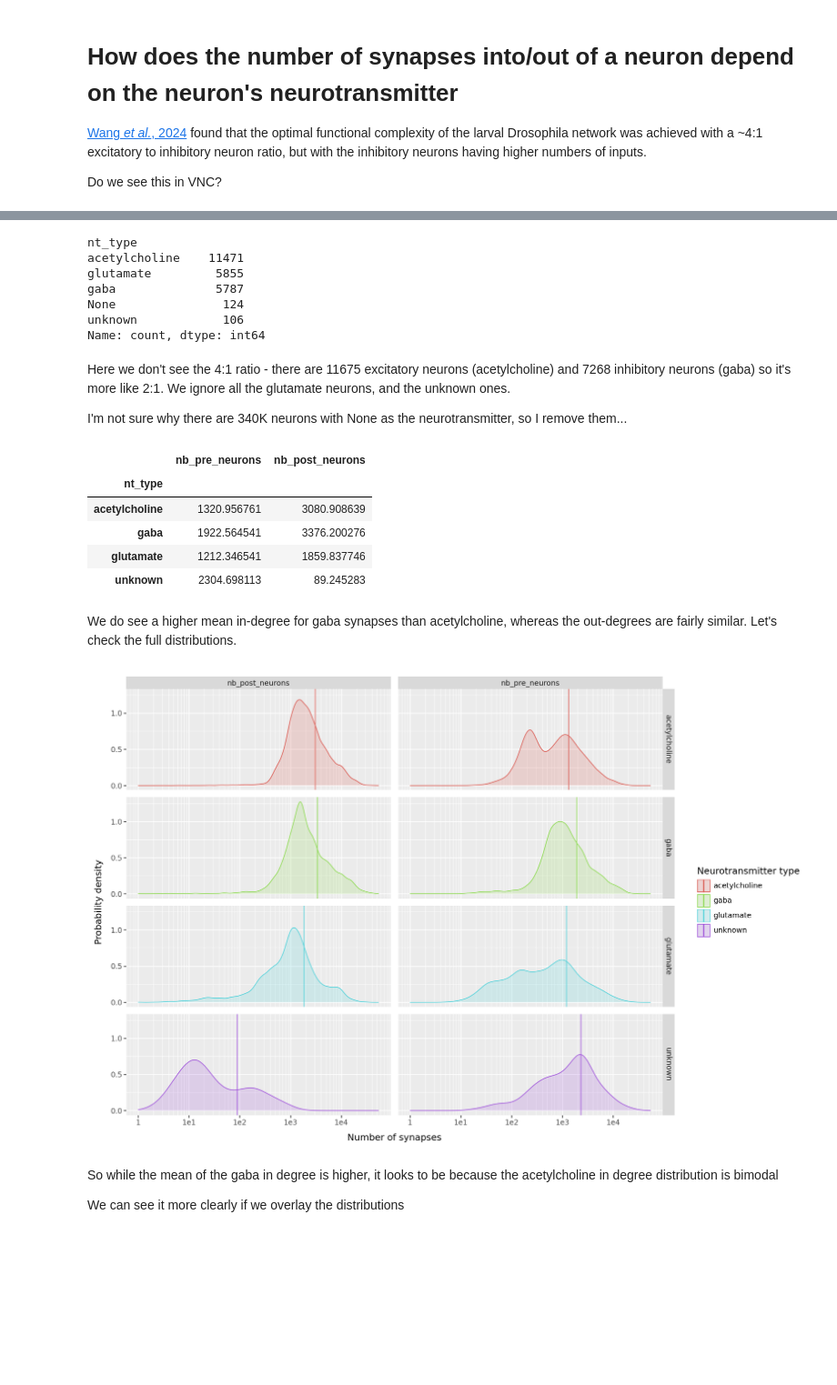
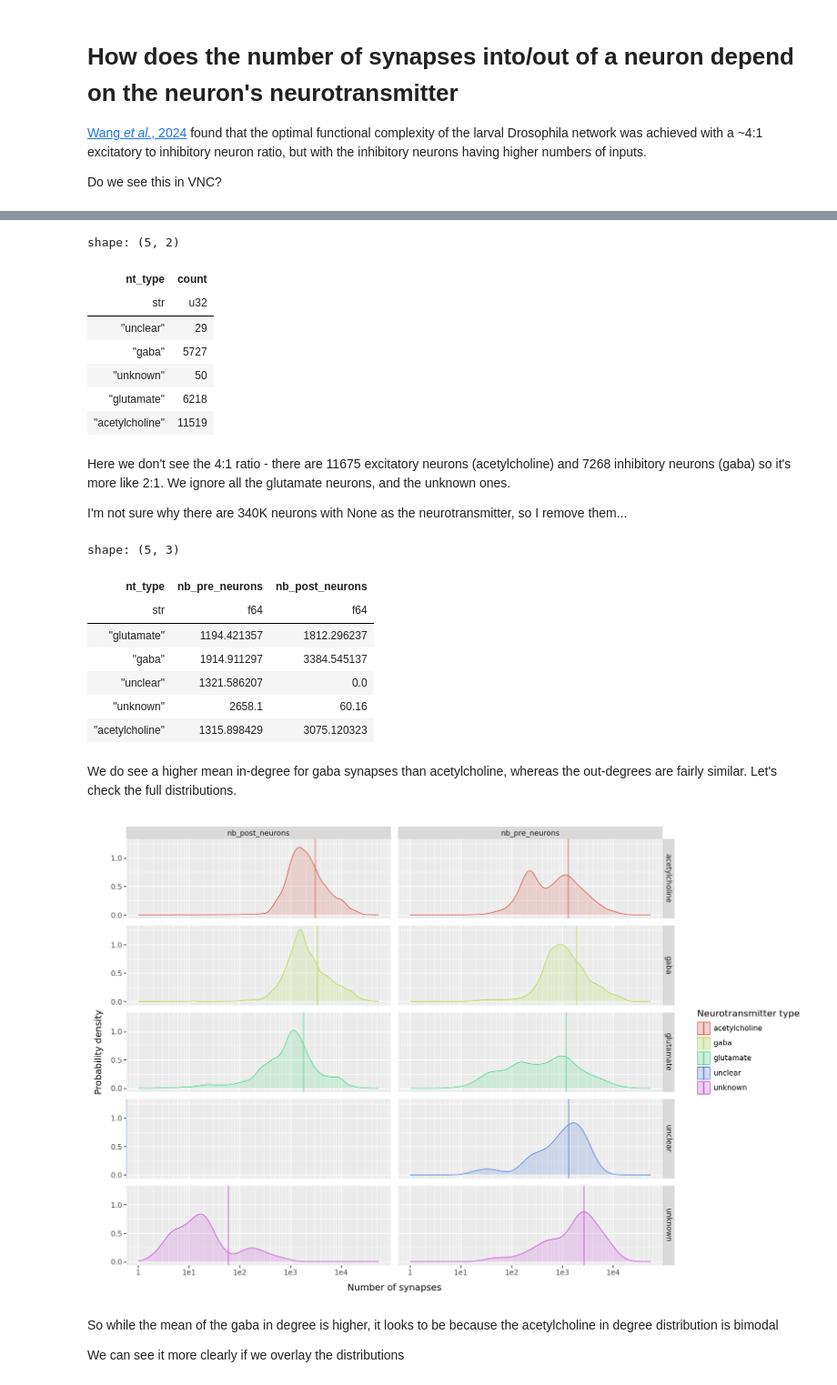
Before and after one commit to NeLy-EPFL/vnc_networks, a Jupyter notebook: scripts/examples/neuron_degree_vs_neurotransmitter.ipynb, the cells around one changed output, grey strips where cells are left out. Shown at 91% size. Saved outputs shown, nothing was run; the diff lists cells and outputs as text; code cells hidden in the pictures; blank space fills up the shorter version.

```diff
--- a/scripts/examples/neuron_degree_vs_neurotransmitter.ipynb
+++ b/scripts/examples/neuron_degree_vs_neurotransmitter.ipynb
@@ -17,4 +16,4 @@ The autoreload extension is already loaded. To reload it, use:
 # %%
-CR = ConnectomeReader('v1.0', 'MANC')
+CR = MANC("v1.2.3")
 connections = Connections(CR=CR)  # entire datasets
 # %% [output]
@@ -29,6 +34,5 @@ details = CR.load_data_neuron_set(
 		"class_1",
     ],
 )
-details.loc[details["nt_type"].isna(), "nt_type"] = "None"
 details
 # %% [output]
@@ -50,63 +54,63 @@ nb_post_neurons  --->  downstream:int
 # %%
 details["nt_type"].value_counts()
 # %% [output]
-nt_type
-acetylcholine    11471
-glutamate         5855
-gaba              5787
-None               124
-unknown            106
-Name: count, dtype: int64
+shape: (5, 2)
+| nt_type | count |
+| str | u32 |
+| "unclear" | 29 |
+| "gaba" | 5727 |
+| "unknown" | 50 |
+| "glutamate" | 6218 |
+| "acetylcholine" | 11519 |
 # %% [markdown]
 Here we don't see the 4:1 ratio - there are 11675 excitatory neurons (acetylcholine) and 7268 inhibitory neurons (gaba) so it's more like 2:1. We ignore all the glutamate neurons, and the unknown ones.
 
 I'm not sure why there are 340K neurons with None as the neurotransmitter, so I remove them...
-# %%
-details = details.loc[details["nt_type"] != "None"]
 # %%
-details.loc[:, ["nt_type", "nb_pre_neurons", "nb_post_neurons"]].groupby(
+details["nt_type", "nb_pre_neurons", "nb_post_neurons"].group_by(
     "nt_type"
 ).mean()
 # %% [output]
+shape: (5, 3)
-|  | nb_pre_neurons | nb_post_neurons |
-| nt_type |  |  |
-| acetylcholine | 1320.956761 | 3080.908639 |
-| gaba | 1922.564541 | 3376.200276 |
-| glutamate | 1212.346541 | 1859.837746 |
-| unknown | 2304.698113 | 89.245283 |
+| nt_type | nb_pre_neurons | nb_post_neurons |
+| str | f64 | f64 |
+| "glutamate" | 1194.421357 | 1812.296237 |
+| "gaba" | 1914.911297 | 3384.545137 |
+| "unclear" | 1321.586207 | 0.0 |
+| "unknown" | 2658.1 | 60.16 |
+| "acetylcholine" | 1315.898429 | 3075.120323 |
 # %% [markdown]
 We do see a higher mean in-degree for gaba synapses than acetylcholine, whereas the out-degrees are fairly similar. Let's check the full distributions.
 # %%
 (
     ggplot(
-        details.melt("nt_type", ["nb_pre_neurons", "nb_post_neurons"]),
+        details.unpivot(index="nt_type", on=["nb_pre_neurons", "nb_post_neurons"]),
         aes(
             x="value",
             color="nt_type",
             fill="nt_type",
         ),
     )
     + facet_grid(rows="nt_type", cols="variable")
     + geom_density(alpha=0.2)
     + geom_vline(
         aes(xintercept="value", color="nt_type"),
-        details.loc[:, ["nt_type", "nb_pre_neurons", "nb_post_neurons"]]
-        .groupby("nt_type")
+        details["nt_type", "nb_pre_neurons", "nb_post_neurons"]
+        .group_by("nt_type")
         .mean()
-        .reset_index()
-        .melt("nt_type"),
+        .unpivot(index="nt_type"),
     )
     + scale_x_log10()
     + labs(
         y="Probability density",
         x="Number of synapses",
         color="Neurotransmitter type",
         fill="Neurotransmitter type",
     )
     + theme(figure_size=(12, 8))
 )
 # %% [output]
-[figure, old version]
+[figure, new version]
 # %% [markdown]
 So while the mean of the gaba in degree is higher, it looks to be because the acetylcholine in degree distribution is bimodal
 
```
Also changed, not shown: parts of 9 cells of this notebook, 13 other files.
